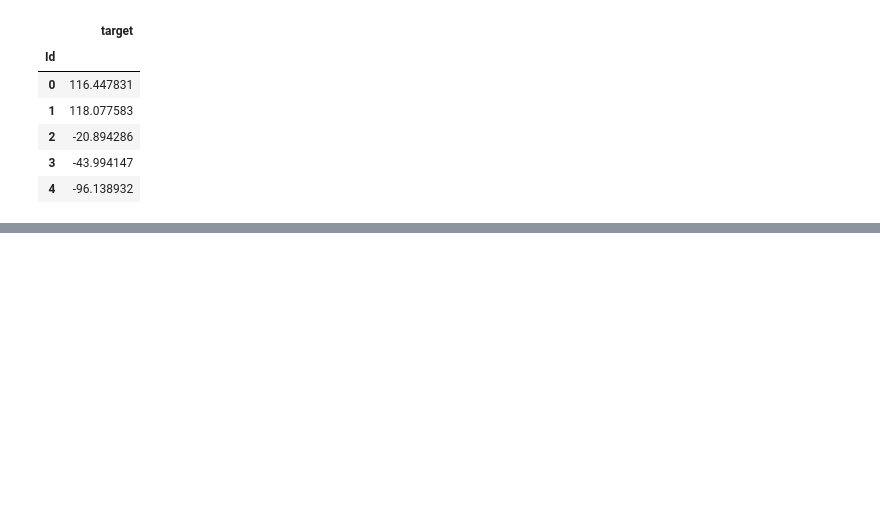
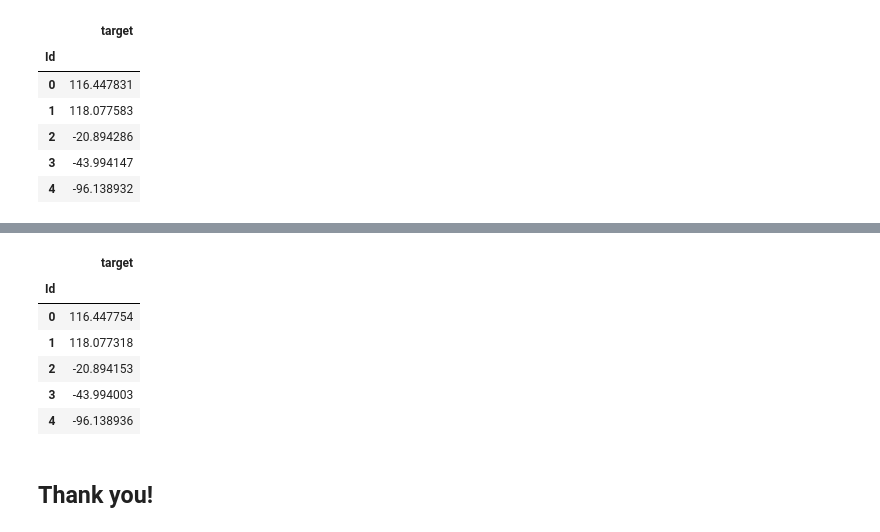
Before and after one commit to jugshaurya/Machine-Learning, a Jupyter notebook: Learn ML/01 - Supervised Learning/1- Regression/Assignment 2 - Air Quality Prediction (Multivariate Regression).ipynb, the cells around one changed output, grey strips where cells are left out. Cells and saved outputs as stored; diff of their text form; code cells hidden in the pictures; blank space fills up the shorter version.

```diff
--- a/Learn ML/01 - Supervised Learning/1- Regression/Assignment 2 - Air Quality Prediction (Multivariate Regression).ipynb
+++ b/Learn ML/01 - Supervised Learning/1- Regression/Assignment 2 - Air Quality Prediction (Multivariate Regression).ipynb
@@ -209,0 +269,2 @@ df.to_csv('Datasets/Assignment2_output.csv') # 33 rank with score of 0.96802
+# %%
+hypo = theta[0] + theta[1]*test[0] + theta[2]*test[1] + theta[3]*test[2] + theta[4]*test[3] + theta[5]*test[4]
@@ -209,0 +275,2 @@ df.to_csv('Datasets/Assignment2_output.csv') # 33 rank with score of 0.96802
+# %%
+output = hypo.values
@@ -209,0 +285,2 @@ df.to_csv('Datasets/Assignment2_output.csv') # 33 rank with score of 0.96802
+# %%
+df = pd.DataFrame(output, index = [i for i in range(output.shape[0])], columns= ['target'])
@@ -209,0 +296,12 @@ df.to_csv('Datasets/Assignment2_output.csv') # 33 rank with score of 0.96802
+# %%
+df.index.name = 'Id'
+# %%
+df.head()
+# %% [output]
+|  | target |
+| Id |  |
+| 0 | 116.447754 |
+| 1 | 118.077318 |
+| 2 | -20.894153 |
+| 3 | -43.994003 |
+| 4 | -96.138936 |
@@ -209,0 +310,2 @@ df.to_csv('Datasets/Assignment2_output.csv') # 33 rank with score of 0.96802
+# %% [markdown]
+## Thank you!
```
Also changed, not shown: parts of 11 cells of this notebook, 19 other files.
